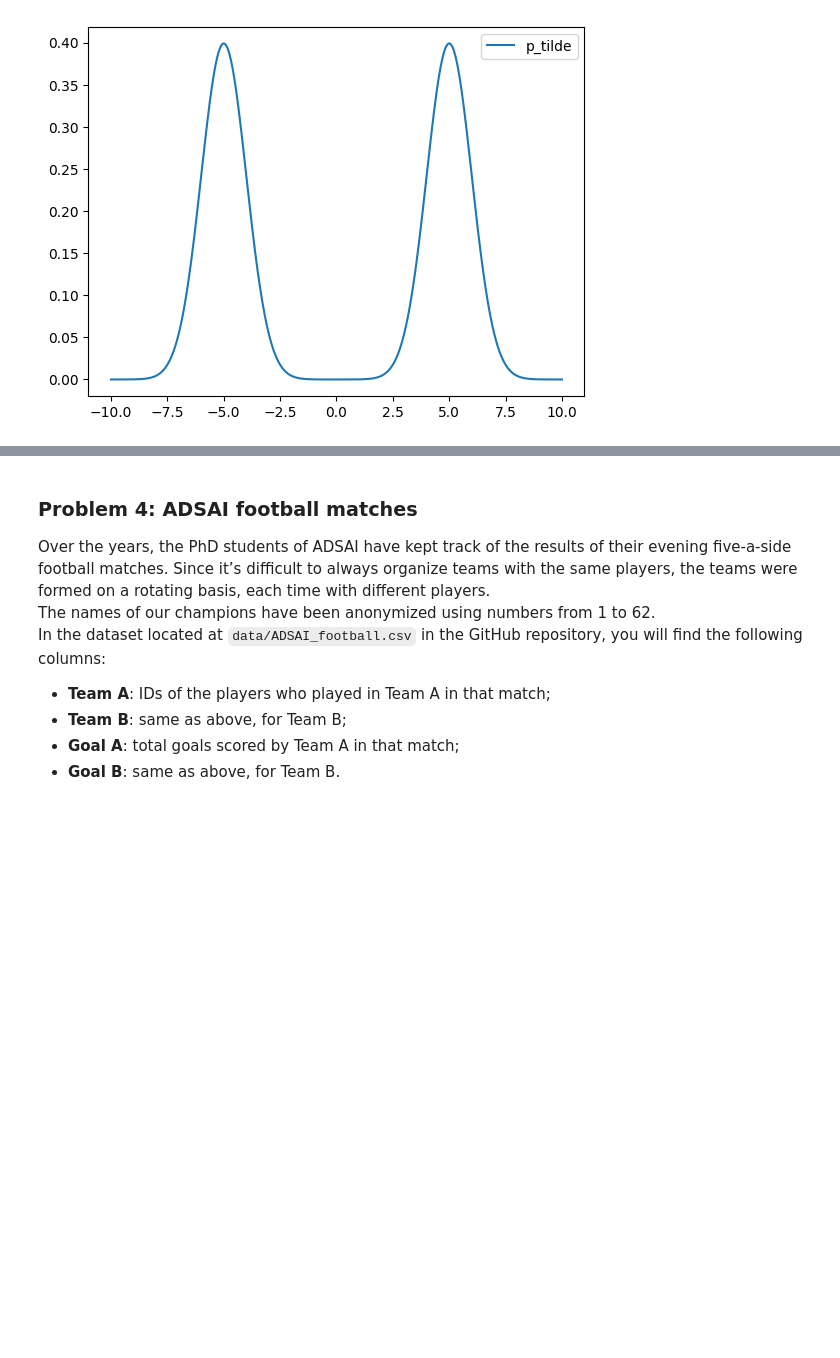
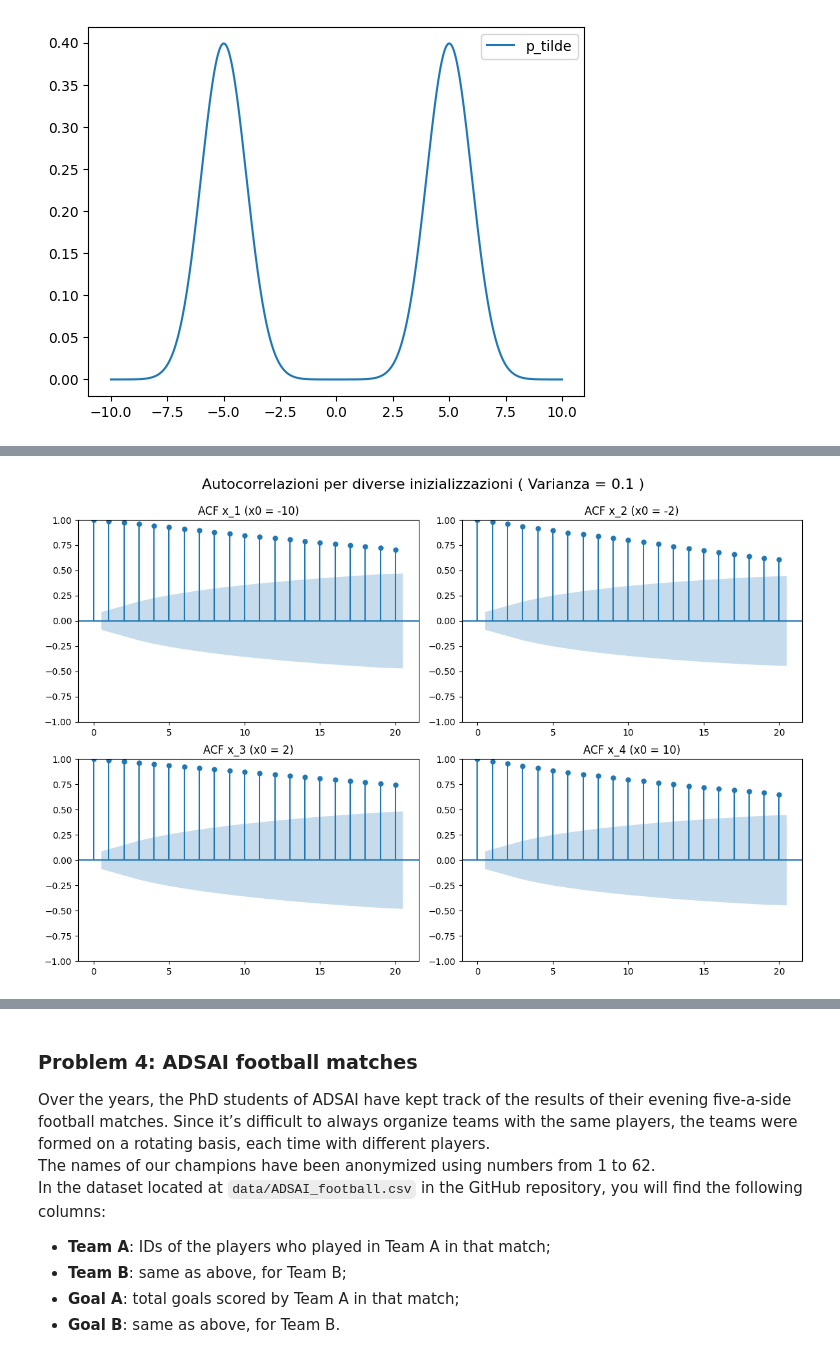
Before and after one commit to TommasoPiscitelli/PML2025, a Jupyter notebook: Homeworks/Homework_2.ipynb, the cells around one changed output, grey strips where cells are left out. Saved outputs shown, nothing was run; the diff lists cells and outputs as text; code cells hidden in the pictures; blank space fills up the shorter version.

```diff
--- a/Homeworks/Homework_2.ipynb
+++ b/Homeworks/Homework_2.ipynb
@@ -256,0 +343,22 @@ plt.show()
+# %%
+# sm.tsa.acf(x, nlags=5)
+fig, axs = plt.subplots(2, 2, figsize=(12, 8))
+
+tsaplots.plot_acf(x_1, lags=20, ax=axs[0, 0])
+axs[0, 0].set_title('ACF x_1 (x0 = -10)')
+
+tsaplots.plot_acf(x_2, lags=20, ax=axs[0, 1])
+axs[0, 1].set_title('ACF x_2 (x0 = -2)')
+
+tsaplots.plot_acf(x_3, lags=20, ax=axs[1, 0])
+axs[1, 0].set_title('ACF x_3 (x0 = 2)')
+
+tsaplots.plot_acf(x_4, lags=20, ax=axs[1, 1])
+axs[1, 1].set_title('ACF x_4 (x0 = 10)')
+
+plt.tight_layout()
+plt.suptitle('Autocorrelazioni per diverse inizializzazioni ( Varianza = 0.1 )', fontsize=16)
+plt.subplots_adjust(top=0.9)
+plt.show()
+# %% [output]
+[figure, added]
```
Also changed, not shown: parts of 7 cells of this notebook.
